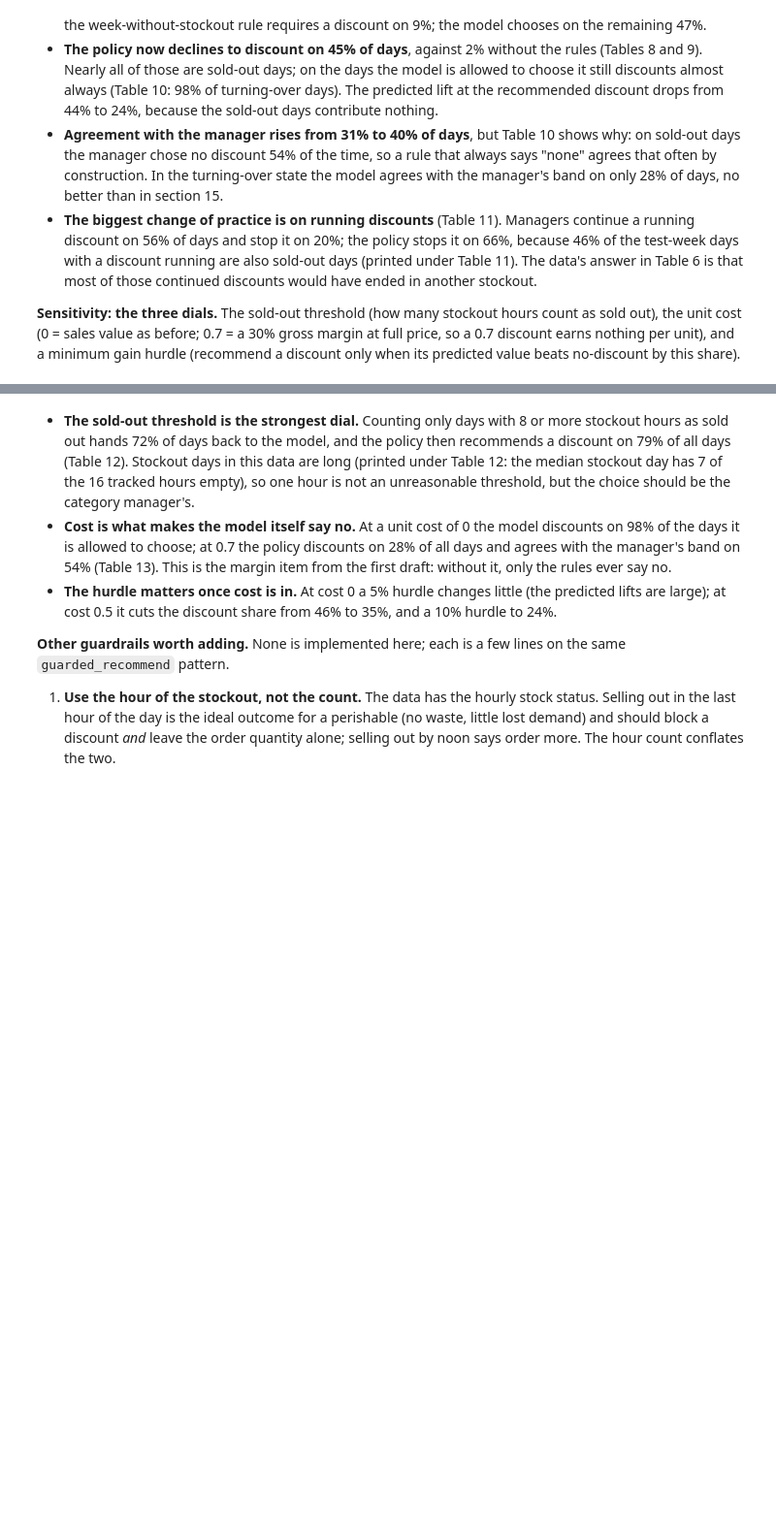
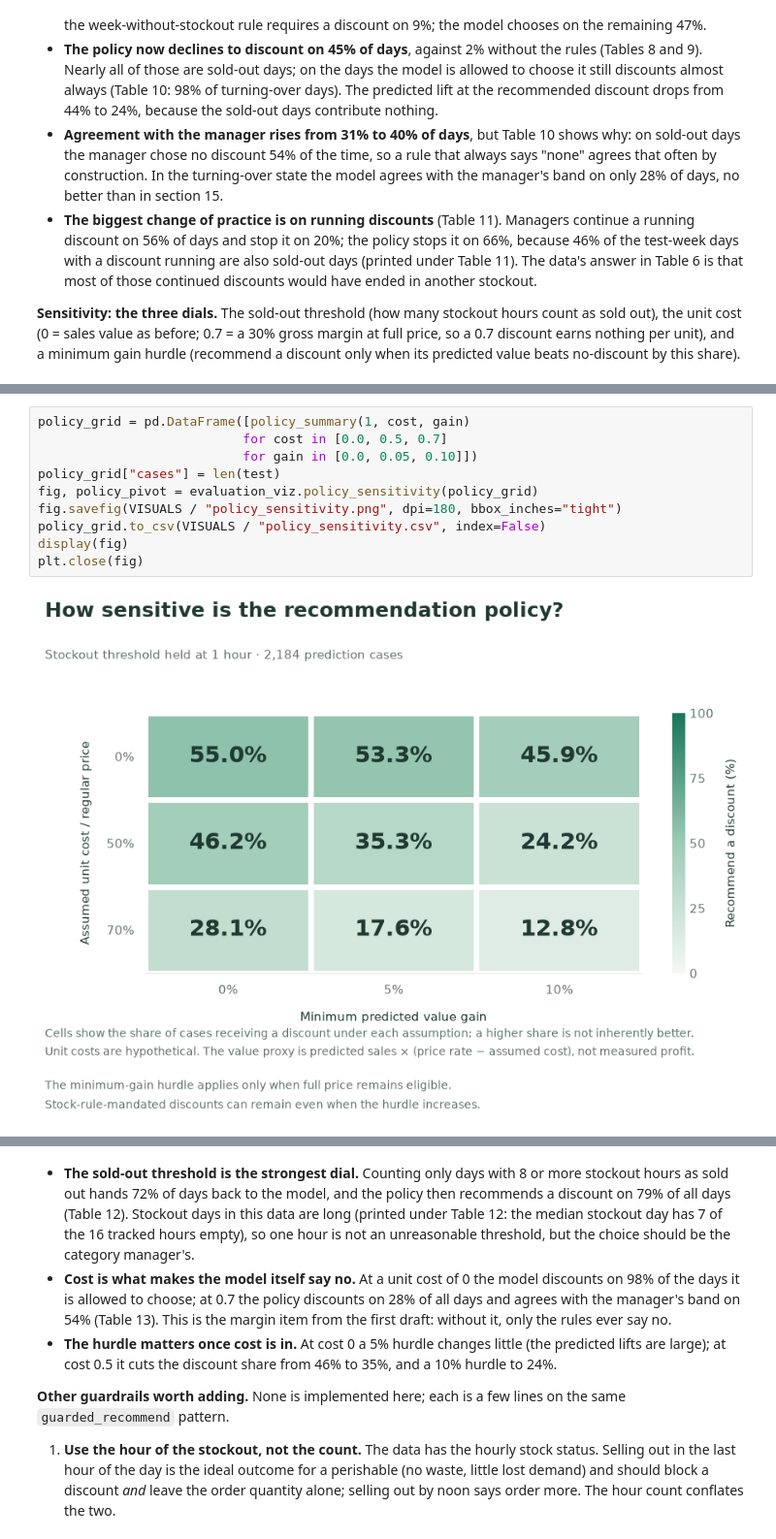
Before and after one commit to Lisayinyy/MAIB_7002, a Jupyter notebook: discount_sales_prediction.ipynb, the cells around one changed output, grey strips where cells are left out. Shown at 97% size. Drawn from its saved outputs; the diff is of its cells as text; blank space fills up the shorter version.

```diff
--- a/discount_sales_prediction.ipynb
+++ b/discount_sales_prediction.ipynb
@@ -1164,0 +1199,12 @@ Table 13. Unit cost and minimum gain (sold out = 1 stockout hour)
+# %%
+policy_grid = pd.DataFrame([policy_summary(1, cost, gain)
+                           for cost in [0.0, 0.5, 0.7]
+                           for gain in [0.0, 0.05, 0.10]])
+policy_grid["cases"] = len(test)
+fig, policy_pivot = evaluation_viz.policy_sensitivity(policy_grid)
+fig.savefig(VISUALS / "policy_sensitivity.png", dpi=180, bbox_inches="tight")
+policy_grid.to_csv(VISUALS / "policy_sensitivity.csv", index=False)
+display(fig)
+plt.close(fig)
+# %% [output]
+[figure, added]
```
Also changed, not shown: parts of 8 cells of this notebook, 11 other files.
